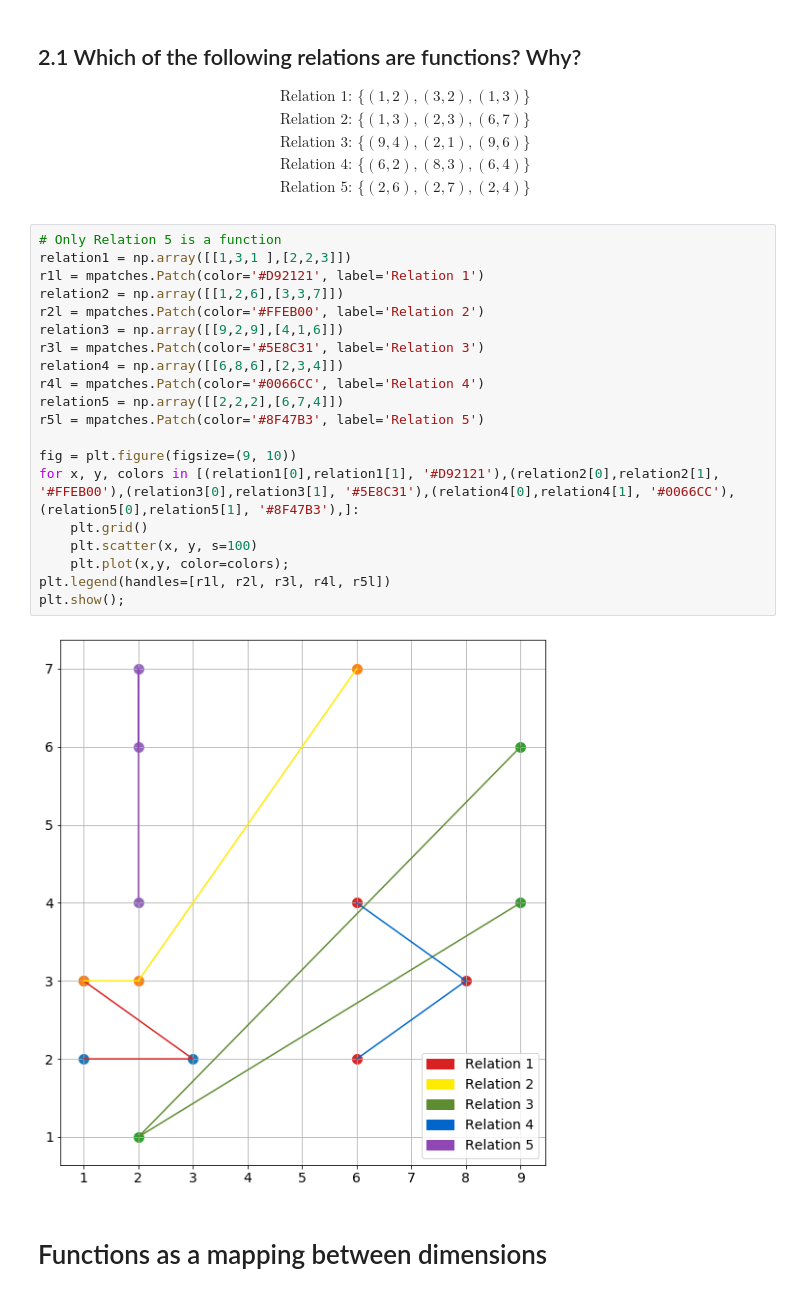
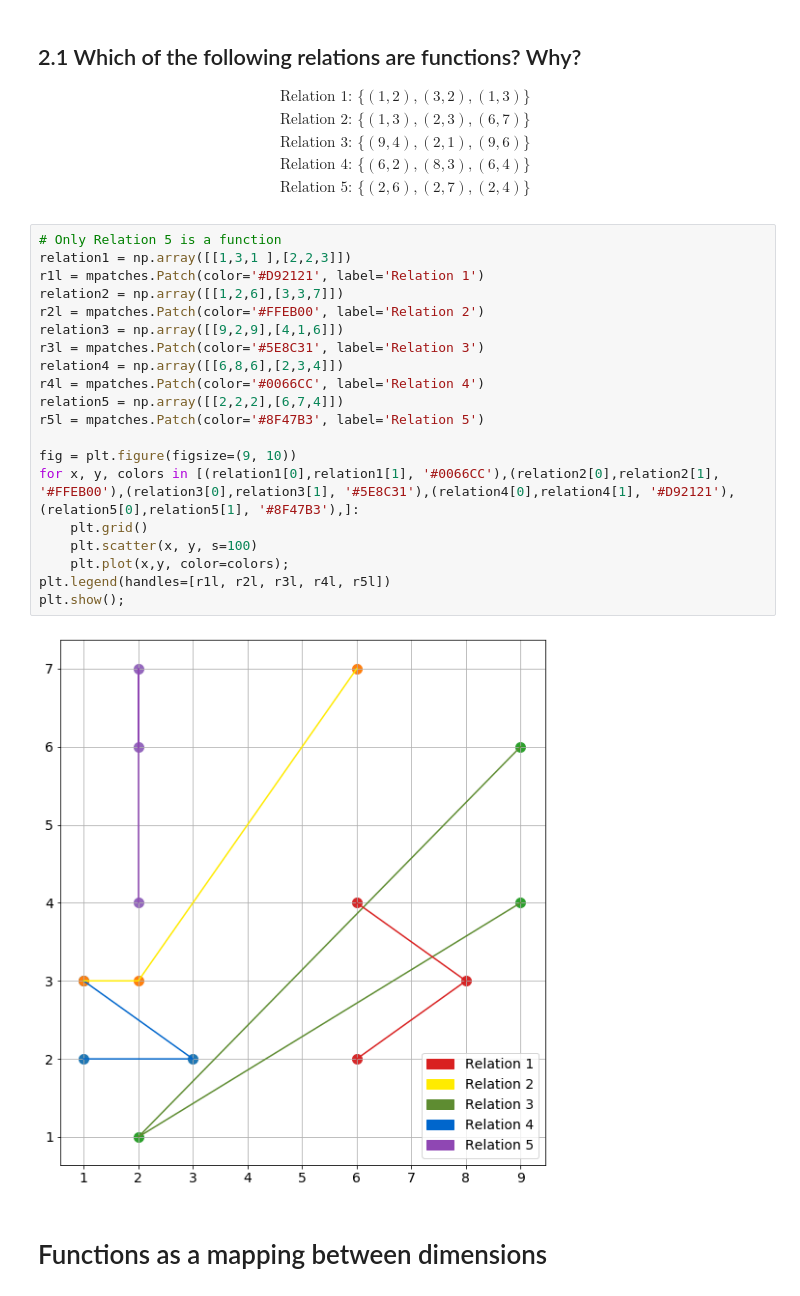
Before and after one commit to ChristianJJohnson/DS-Unit-1-Sprint-3-Linear-Algebra, a Jupyter notebook: module3-dimensionality-reduction/LS_DS_133_High_Dimensional_Data_Assignment.ipynb, the cells around one changed output. Cells and saved outputs as stored; diff of their text form.

```diff
--- a/module3-dimensionality-reduction/LS_DS_133_High_Dimensional_Data_Assignment.ipynb
+++ b/module3-dimensionality-reduction/LS_DS_133_High_Dimensional_Data_Assignment.ipynb
@@ -53,25 +53,25 @@ plt.axvline(x=.5, color='#FCD667');
 # %%
 # Only Relation 5 is a function
 relation1 = np.array([[1,3,1 ],[2,2,3]])
 r1l = mpatches.Patch(color='#D92121', label='Relation 1')
 relation2 = np.array([[1,2,6],[3,3,7]])
 r2l = mpatches.Patch(color='#FFEB00', label='Relation 2')
 relation3 = np.array([[9,2,9],[4,1,6]])
 r3l = mpatches.Patch(color='#5E8C31', label='Relation 3')
 relation4 = np.array([[6,8,6],[2,3,4]])
 r4l = mpatches.Patch(color='#0066CC', label='Relation 4')
 relation5 = np.array([[2,2,2],[6,7,4]])
 r5l = mpatches.Patch(color='#8F47B3', label='Relation 5')
 
 fig = plt.figure(figsize=(9, 10))
-for x, y, colors in [(relation1[0],relation1[1], '#D92121'),(relation2[0],relation2[1], '#FFEB00'),(relation3[0],relation3[1], '#5E8C31'),(relation4[0],relation4[1], '#0066CC'),(relation5[0],relation5[1], '#8F47B3'),]:
+for x, y, colors in [(relation1[0],relation1[1], '#0066CC'),(relation2[0],relation2[1], '#FFEB00'),(relation3[0],relation3[1], '#5E8C31'),(relation4[0],relation4[1], '#D92121'),(relation5[0],relation5[1], '#8F47B3'),]:
     plt.grid()
     plt.scatter(x, y, s=100)
     plt.plot(x,y, color=colors);
 plt.legend(handles=[r1l, r2l, r3l, r4l, r5l])
 plt.show();
 # %% [output]
-[figure, old version]
+[figure, new version]
 # %% [markdown]
 # Functions as a mapping between dimensions
 # %% [markdown]
```
